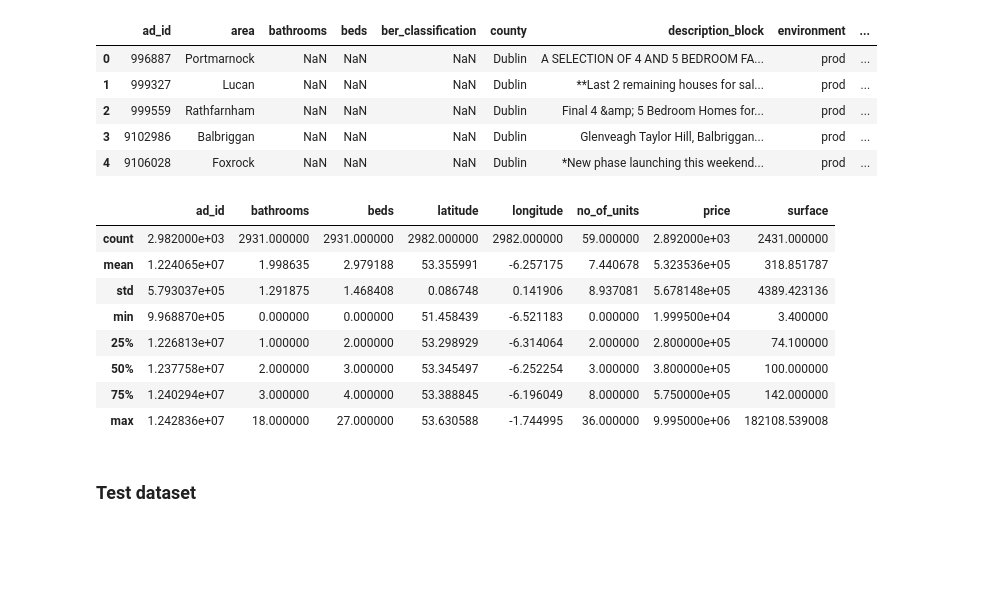
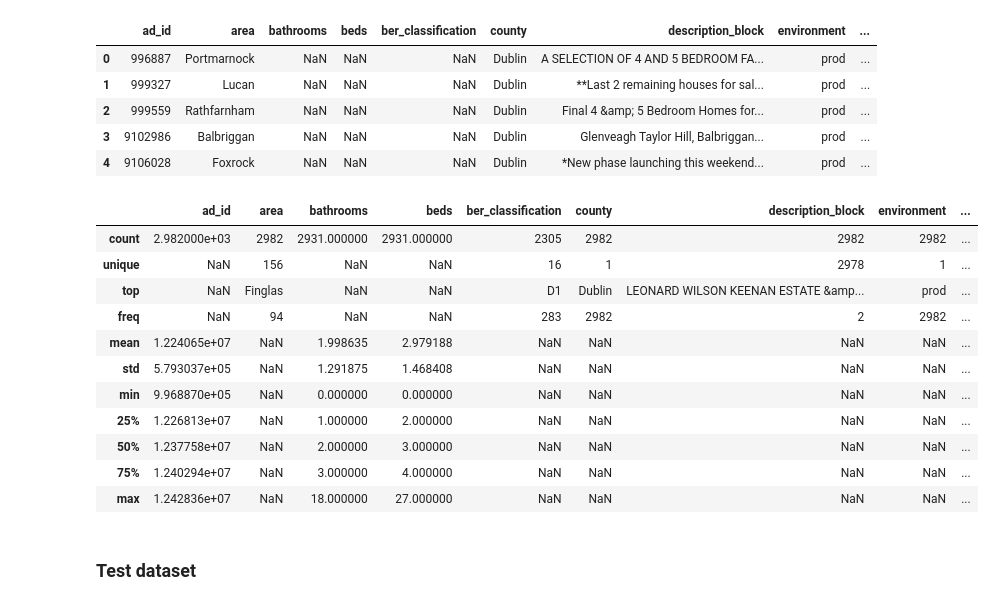
Before and after one commit to 9309888/ET5003-Group-2, a Jupyter notebook: ET5003_Etivity2_JohnHayes_9309888.ipynb, the cells around one changed output. Drawn from its saved outputs; the diff is of its cells as text; code cells hidden in the pictures; blank space fills up the shorter version.

```diff
--- a/ET5003_Etivity2_JohnHayes_9309888.ipynb
+++ b/ET5003_Etivity2_JohnHayes_9309888.ipynb
@@ -324,17 +313,20 @@ df_train_data.head()
 | 4 | 9106028 | Foxrock | NaN | NaN | NaN | Dublin | *New phase launching this weekend... | prod | ... |
 # %%
 # Generate descriptive statistics
-df_train_data.describe()
+df_train_data.describe(include='all')
 # %% [output]
-|  | ad_id | bathrooms | beds | latitude | longitude | no_of_units | price | surface |
-| count | 2.982000e+03 | 2931.000000 | 2931.000000 | 2982.000000 | 2982.000000 | 59.000000 | 2.892000e+03 | 2431.000000 |
-| mean | 1.224065e+07 | 1.998635 | 2.979188 | 53.355991 | -6.257175 | 7.440678 | 5.323536e+05 | 318.851787 |
-| std | 5.793037e+05 | 1.291875 | 1.468408 | 0.086748 | 0.141906 | 8.937081 | 5.678148e+05 | 4389.423136 |
-| min | 9.968870e+05 | 0.000000 | 0.000000 | 51.458439 | -6.521183 | 0.000000 | 1.999500e+04 | 3.400000 |
-| 25% | 1.226813e+07 | 1.000000 | 2.000000 | 53.298929 | -6.314064 | 2.000000 | 2.800000e+05 | 74.100000 |
-| 50% | 1.237758e+07 | 2.000000 | 3.000000 | 53.345497 | -6.252254 | 3.000000 | 3.800000e+05 | 100.000000 |
-| 75% | 1.240294e+07 | 3.000000 | 4.000000 | 53.388845 | -6.196049 | 8.000000 | 5.750000e+05 | 142.000000 |
-| max | 1.242836e+07 | 18.000000 | 27.000000 | 53.630588 | -1.744995 | 36.000000 | 9.995000e+06 | 182108.539008 |
+|  | ad_id | area | bathrooms | beds | ber_classification | county | description_block | environment | ... |
+| count | 2.982000e+03 | 2982 | 2931.000000 | 2931.000000 | 2305 | 2982 | 2982 | 2982 | ... |
+| unique | NaN | 156 | NaN | NaN | 16 | 1 | 2978 | 1 | ... |
+| top | NaN | Finglas | NaN | NaN | D1 | Dublin | LEONARD WILSON KEENAN ESTATE &amp... | prod | ... |
+| freq | NaN | 94 | NaN | NaN | 283 | 2982 | 2 | 2982 | ... |
+| mean | 1.224065e+07 | NaN | 1.998635 | 2.979188 | NaN | NaN | NaN | NaN | ... |
+| std | 5.793037e+05 | NaN | 1.291875 | 1.468408 | NaN | NaN | NaN | NaN | ... |
+| min | 9.968870e+05 | NaN | 0.000000 | 0.000000 | NaN | NaN | NaN | NaN | ... |
+| 25% | 1.226813e+07 | NaN | 1.000000 | 2.000000 | NaN | NaN | NaN | NaN | ... |
+| 50% | 1.237758e+07 | NaN | 2.000000 | 3.000000 | NaN | NaN | NaN | NaN | ... |
+| 75% | 1.240294e+07 | NaN | 3.000000 | 4.000000 | NaN | NaN | NaN | NaN | ... |
+| max | 1.242836e+07 | NaN | 18.000000 | 27.000000 | NaN | NaN | NaN | NaN | ... |
 # %% [markdown]
 ### Test dataset <a id='test_dataset'></a>
 # %%
```
Also changed, not shown: parts of 42 cells of this notebook.
